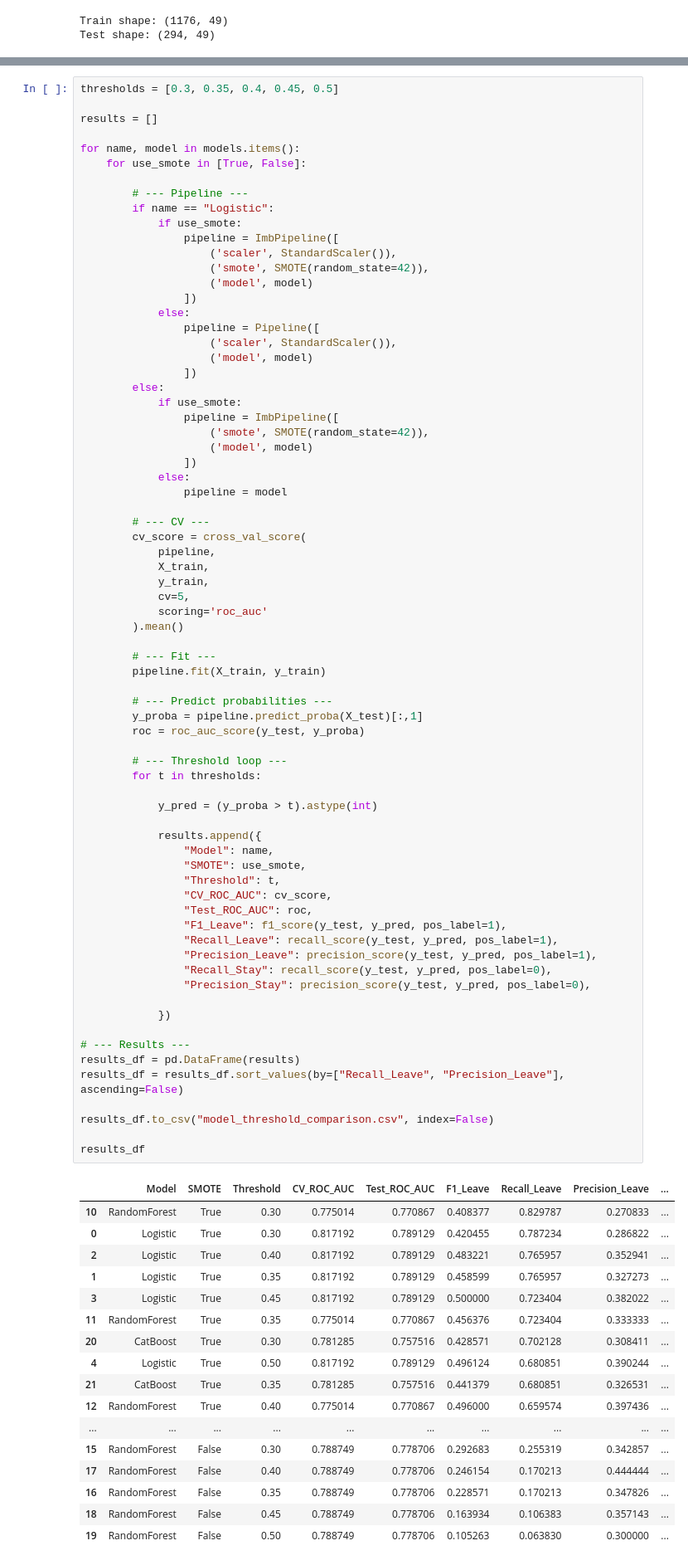
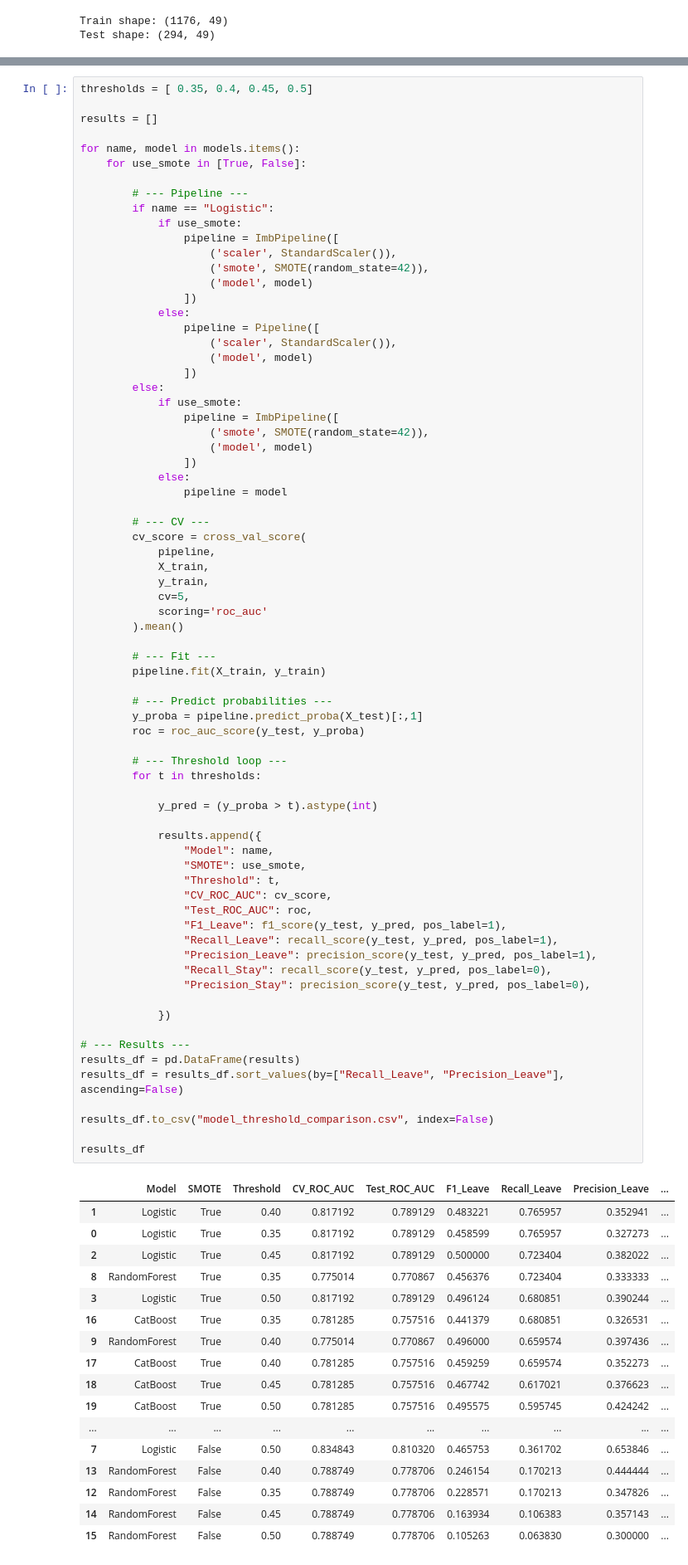
Before and after one commit to Andrew-Hany/employee-attrition-decision-system, a Jupyter notebook: attrition_model.ipynb, the cells around one changed output, grey strips where cells are left out. Shown at 83% size. Saved outputs shown, nothing was run; the diff lists cells and outputs as text.

```diff
--- a/attrition_model.ipynb
+++ b/attrition_model.ipynb
@@ -162,7 +162,7 @@ Given the business context, recall is prioritized to minimize missed at-risk emp
 
 Note: Ensembling techniques are not considered, as the focus is on maintaining model interpretability and ease of explanation.
 # %%
-thresholds = [0.3, 0.35, 0.4, 0.45, 0.5]
+thresholds = [ 0.35, 0.4, 0.45, 0.5]
 
 results = []
 
@@ -208,49 +208,49 @@ for name, model in models.items():
         roc = roc_auc_score(y_test, y_proba)
 
         # --- Threshold loop ---
         for t in thresholds:
 
             y_pred = (y_proba > t).astype(int)
 
             results.append({
                 "Model": name,
                 "SMOTE": use_smote,
                 "Threshold": t,
                 "CV_ROC_AUC": cv_score,
                 "Test_ROC_AUC": roc,
                 "F1_Leave": f1_score(y_test, y_pred, pos_label=1),
                 "Recall_Leave": recall_score(y_test, y_pred, pos_label=1),
                 "Precision_Leave": precision_score(y_test, y_pred, pos_label=1),
                 "Recall_Stay": recall_score(y_test, y_pred, pos_label=0),
                 "Precision_Stay": precision_score(y_test, y_pred, pos_label=0),
 
             })
 
 # --- Results ---
 results_df = pd.DataFrame(results)
 results_df = results_df.sort_values(by=["Recall_Leave", "Precision_Leave"], ascending=False)
 
 results_df.to_csv("model_threshold_comparison.csv", index=False)
 
 results_df
 # %% [output]
 |  | Model | SMOTE | Threshold | CV_ROC_AUC | Test_ROC_AUC | F1_Leave | Recall_Leave | Precision_Leave | ... |
-| 10 | RandomForest | True | 0.30 | 0.775014 | 0.770867 | 0.408377 | 0.829787 | 0.270833 | ... |
-| 0 | Logistic | True | 0.30 | 0.817192 | 0.789129 | 0.420455 | 0.787234 | 0.286822 | ... |
-| 2 | Logistic | True | 0.40 | 0.817192 | 0.789129 | 0.483221 | 0.765957 | 0.352941 | ... |
-| 1 | Logistic | True | 0.35 | 0.817192 | 0.789129 | 0.458599 | 0.765957 | 0.327273 | ... |
-| 3 | Logistic | True | 0.45 | 0.817192 | 0.789129 | 0.500000 | 0.723404 | 0.382022 | ... |
-| 11 | RandomForest | True | 0.35 | 0.775014 | 0.770867 | 0.456376 | 0.723404 | 0.333333 | ... |
-| 20 | CatBoost | True | 0.30 | 0.781285 | 0.757516 | 0.428571 | 0.702128 | 0.308411 | ... |
-| 4 | Logistic | True | 0.50 | 0.817192 | 0.789129 | 0.496124 | 0.680851 | 0.390244 | ... |
-| 21 | CatBoost | True | 0.35 | 0.781285 | 0.757516 | 0.441379 | 0.680851 | 0.326531 | ... |
-| 12 | RandomForest | True | 0.40 | 0.775014 | 0.770867 | 0.496000 | 0.659574 | 0.397436 | ... |
+| 1 | Logistic | True | 0.40 | 0.817192 | 0.789129 | 0.483221 | 0.765957 | 0.352941 | ... |
+| 0 | Logistic | True | 0.35 | 0.817192 | 0.789129 | 0.458599 | 0.765957 | 0.327273 | ... |
+| 2 | Logistic | True | 0.45 | 0.817192 | 0.789129 | 0.500000 | 0.723404 | 0.382022 | ... |
+| 8 | RandomForest | True | 0.35 | 0.775014 | 0.770867 | 0.456376 | 0.723404 | 0.333333 | ... |
+| 3 | Logistic | True | 0.50 | 0.817192 | 0.789129 | 0.496124 | 0.680851 | 0.390244 | ... |
+| 16 | CatBoost | True | 0.35 | 0.781285 | 0.757516 | 0.441379 | 0.680851 | 0.326531 | ... |
+| 9 | RandomForest | True | 0.40 | 0.775014 | 0.770867 | 0.496000 | 0.659574 | 0.397436 | ... |
+| 17 | CatBoost | True | 0.40 | 0.781285 | 0.757516 | 0.459259 | 0.659574 | 0.352273 | ... |
+| 18 | CatBoost | True | 0.45 | 0.781285 | 0.757516 | 0.467742 | 0.617021 | 0.376623 | ... |
+| 19 | CatBoost | True | 0.50 | 0.781285 | 0.757516 | 0.495575 | 0.595745 | 0.424242 | ... |
 | ... | ... | ... | ... | ... | ... | ... | ... | ... | ... |
-| 15 | RandomForest | False | 0.30 | 0.788749 | 0.778706 | 0.292683 | 0.255319 | 0.342857 | ... |
-| 17 | RandomForest | False | 0.40 | 0.788749 | 0.778706 | 0.246154 | 0.170213 | 0.444444 | ... |
-| 16 | RandomForest | False | 0.35 | 0.788749 | 0.778706 | 0.228571 | 0.170213 | 0.347826 | ... |
-| 18 | RandomForest | False | 0.45 | 0.788749 | 0.778706 | 0.163934 | 0.106383 | 0.357143 | ... |
-| 19 | RandomForest | False | 0.50 | 0.788749 | 0.778706 | 0.105263 | 0.063830 | 0.300000 | ... |
+| 7 | Logistic | False | 0.50 | 0.834843 | 0.810320 | 0.465753 | 0.361702 | 0.653846 | ... |
+| 13 | RandomForest | False | 0.40 | 0.788749 | 0.778706 | 0.246154 | 0.170213 | 0.444444 | ... |
+| 12 | RandomForest | False | 0.35 | 0.788749 | 0.778706 | 0.228571 | 0.170213 | 0.347826 | ... |
+| 14 | RandomForest | False | 0.45 | 0.788749 | 0.778706 | 0.163934 | 0.106383 | 0.357143 | ... |
+| 15 | RandomForest | False | 0.50 | 0.788749 | 0.778706 | 0.105263 | 0.063830 | 0.300000 | ... |
 # %% [markdown]
 ## 5. Final Model and Feature Importance
 
```
Also changed, not shown: parts of 5 cells of this notebook.
